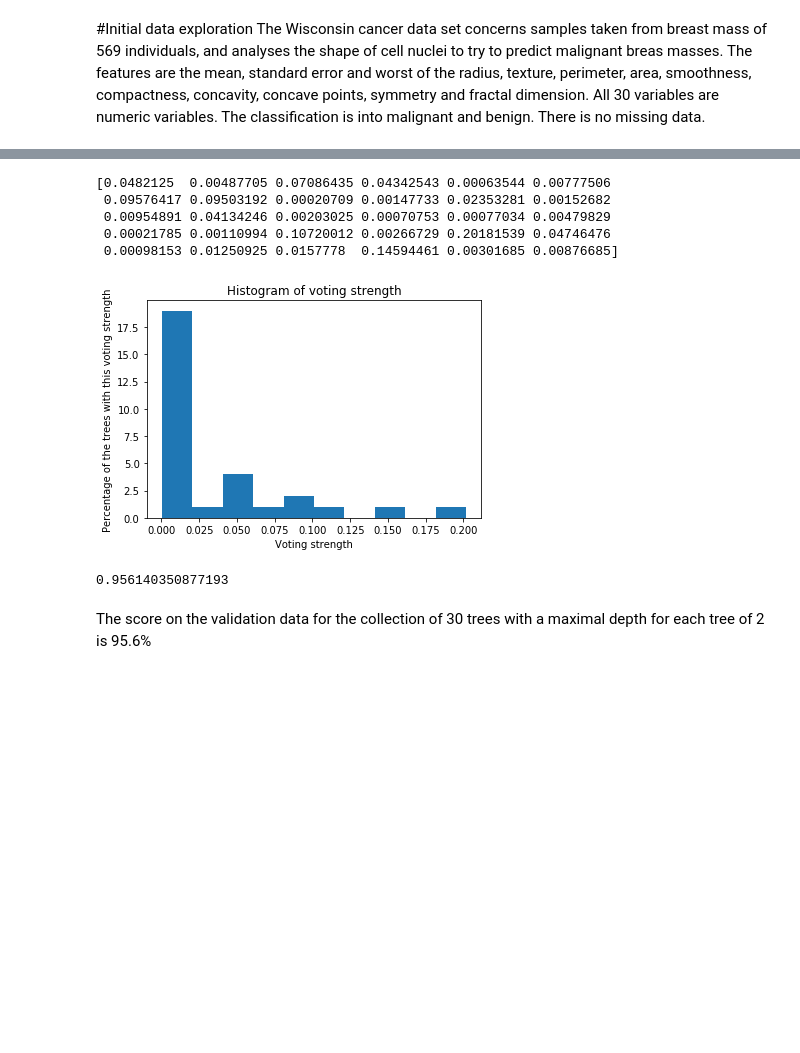
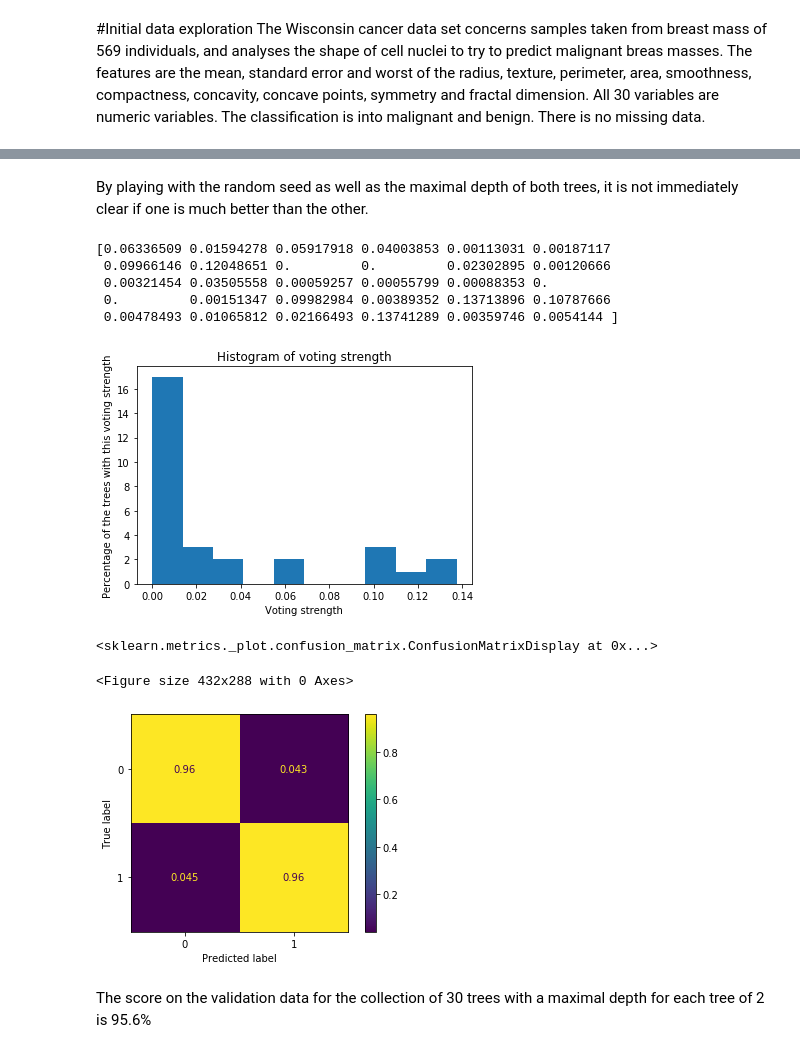
Before and after one commit to doodger/dataScience, a Jupyter notebook: manymodels.ipynb, the cells around one changed output, grey strips where cells are left out. Drawn from its saved outputs; the diff is of its cells as text; code cells hidden in the pictures; blank space fills up the shorter version.

```diff
--- a/manymodels.ipynb
+++ b/manymodels.ipynb
@@ -13,7 +13,10 @@ import matplotlib.pyplot as plt
 
 X, y = load_breast_cancer(return_X_y=True) #load dataset
 standardized_X = scale(X)
-X_train, X_test, y_train, y_test = train_test_split(X, y, test_size=0.2, random_state = 0) #20% of data kept for testing, frozen rng seed
+X_train, X_test, y_train, y_test = train_test_split(standardized_X, y, test_size=0.2, random_state = 0) #20% of data kept for testing, frozen rng seed
+
+targets = [0,1]
+colors = ['b','r']
 # %% [markdown]
 #Initial data exploration
 The Wisconsin cancer data set concerns samples taken from breast mass of 569 individuals, and analyses the shape of cell nuclei to try to predict malignant breas masses. The features are the mean, standard error and worst of the radius, texture, perimeter, area, smoothness, compactness, concavity, concave points, symmetry and fractal dimension. All 30 variables are numeric variables. The classification is into malignant and benign. There is no missing data.
@@ -54,24 +83,30 @@ The score reached on the validation data is 91.2% for the decision tree, with no
+# %% [markdown]
+By playing with the random seed as well as the maximal depth of both trees, it is not immediately clear if one is much better than the other.
 # %%
 from sklearn.ensemble import RandomForestClassifier
-model2 = RandomForestClassifier(max_depth=2, random_state = 0 ) #The maximum depth of each tree is to prevent a swarm of memory eating massive trees. RNG seed is frozen
+model2 = RandomForestClassifier(max_depth=2, random_state = 1 ) #The maximum depth of each tree is to prevent a swarm of memory eating massive trees. RNG seed is frozen
 model2.fit(X_train,y_train)
 
 print(model2.feature_importances_) #relative voting strength of each tree
 _ = plt.hist(model2.feature_importances_)
 plt.title("Histogram of voting strength")
 plt.xlabel("Voting strength")
 plt.ylabel("Percentage of the trees with this voting strength")
 plt.show()
 
 model2.score(X_test,y_test)
+plt.figure(1)
+plot_confusion_matrix(model2, X_test,y_test,normalize='true')
 # %% [output]
-[0.0482125  0.00487705 0.07086435 0.04342543 0.00063544 0.00777506
- 0.09576417 0.09503192 0.00020709 0.00147733 0.02353281 0.00152682
- 0.00954891 0.04134246 0.00203025 0.00070753 0.00077034 0.00479829
- 0.00021785 0.00110994 0.10720012 0.00266729 0.20181539 0.04746476
- 0.00098153 0.01250925 0.0157778  0.14594461 0.00301685 0.00876685]
+[0.06336509 0.01594278 0.05917918 0.04003853 0.00113031 0.00187117
+ 0.09966146 0.12048651 0.         0.         0.02302895 0.00120666
+ 0.00321454 0.03505558 0.00059257 0.00055799 0.00088353 0.
+ 0.         0.00151347 0.09982984 0.00389352 0.13713896 0.10787666
+ 0.00478493 0.01065812 0.02166493 0.13741289 0.00359746 0.0054144 ]
-[figure, old version]
+[figure, new version]
-0.956140350877193
+<sklearn.metrics._plot.confusion_matrix.ConfusionMatrixDisplay at 0x...>
+<Figure size 432x288 with 0 Axes>
+[figure, added]
 # %% [markdown]
 The score on the validation data for the collection of 30 trees with a maximal depth for each tree of 2 is 95.6%
 # %%
```
Also changed, not shown: parts of 7 cells of this notebook.
